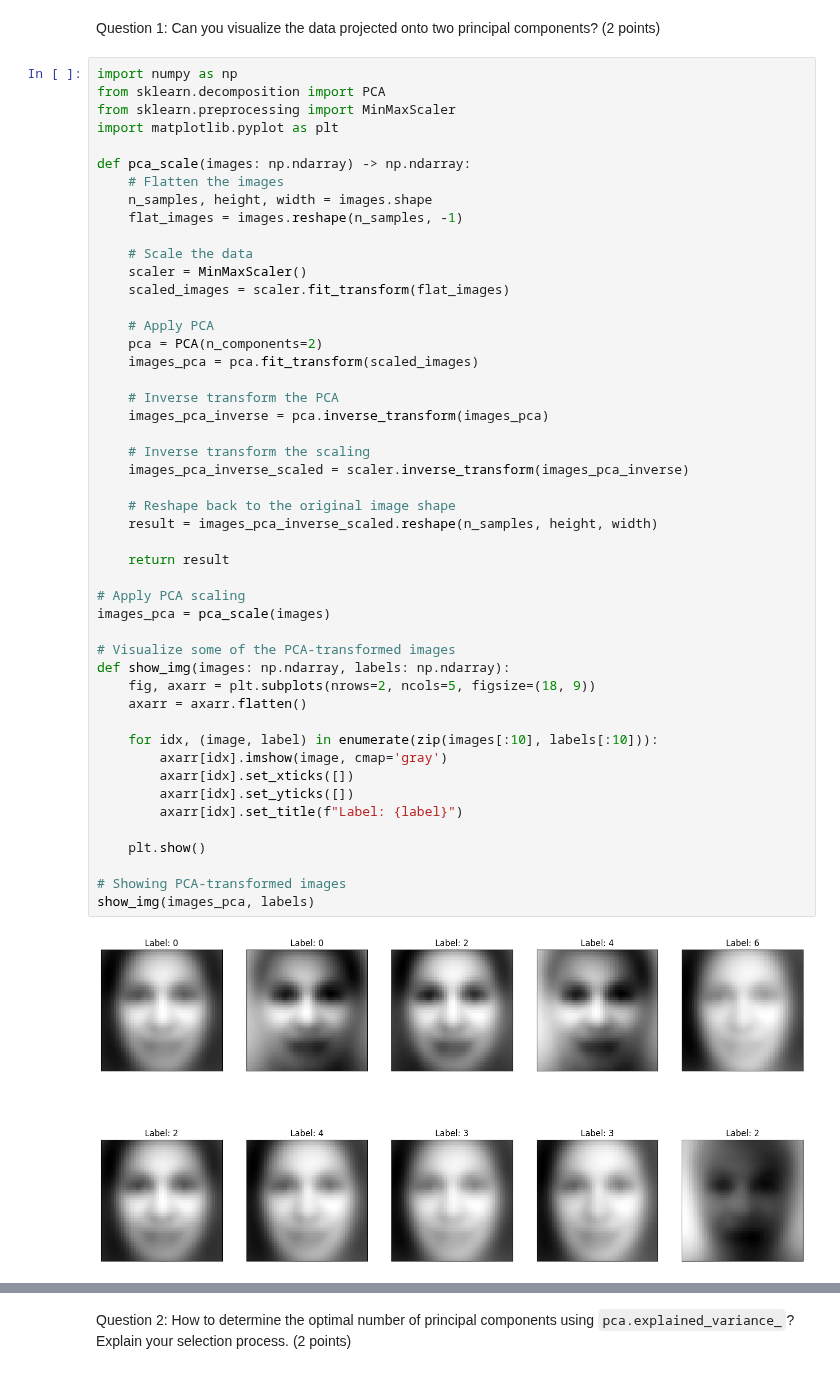
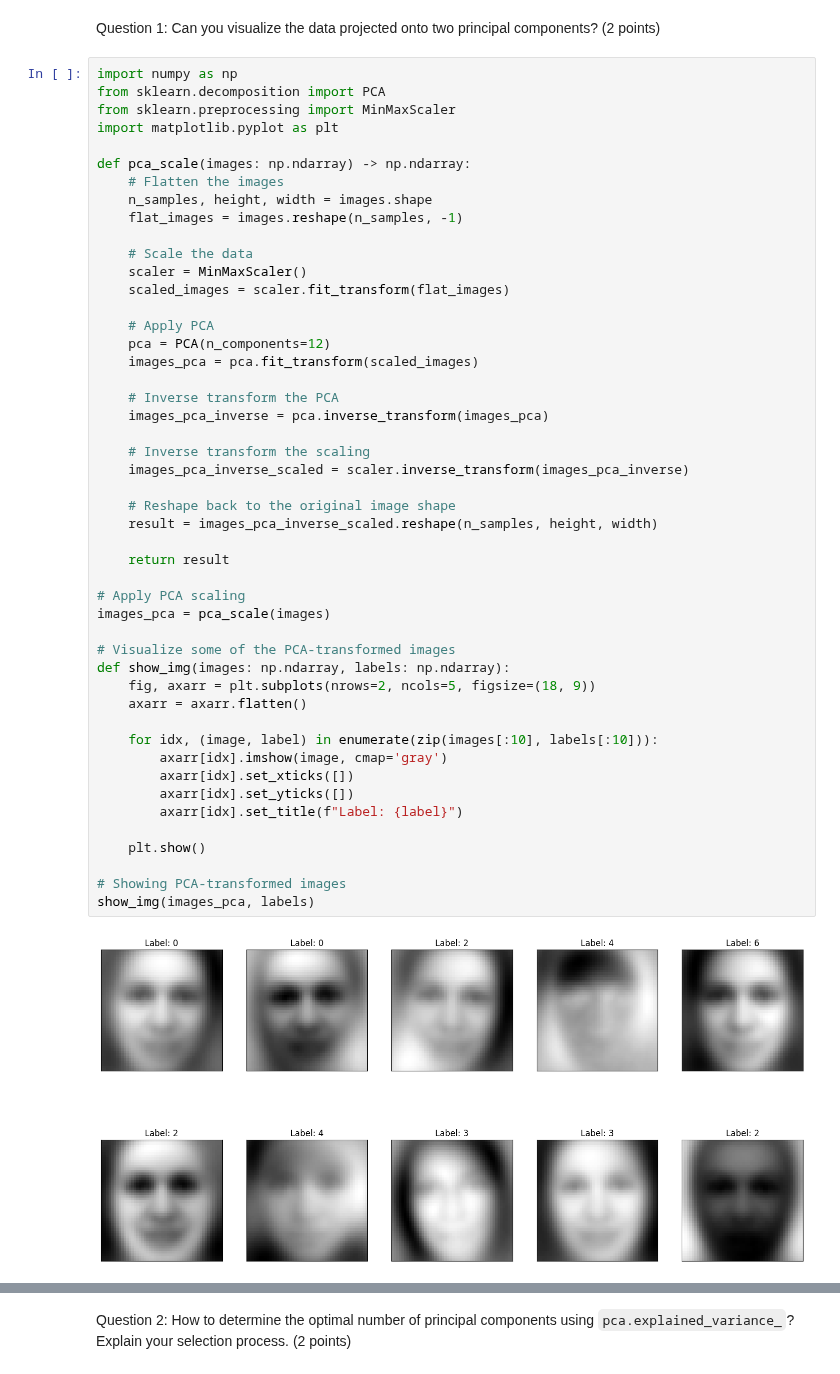
Before and after one commit to ki-chan2002/ML-Mini-Project, a Jupyter notebook: notebooks/EDA.ipynb, the cells around one changed output, grey strips where cells are left out. Drawn from its saved outputs; the diff is of its cells as text.

```diff
--- a/notebooks/EDA.ipynb
+++ b/notebooks/EDA.ipynb
@@ -87,40 +87,40 @@ def pca_scale(images: np.ndarray) -> np.ndarray:
     scaled_images = scaler.fit_transform(flat_images)
 
     # Apply PCA
-    pca = PCA(n_components=2)
+    pca = PCA(n_components=12)
     images_pca = pca.fit_transform(scaled_images)
 
     # Inverse transform the PCA
     images_pca_inverse = pca.inverse_transform(images_pca)
 
     # Inverse transform the scaling
     images_pca_inverse_scaled = scaler.inverse_transform(images_pca_inverse)
 
     # Reshape back to the original image shape
     result = images_pca_inverse_scaled.reshape(n_samples, height, width)
 
     return result
 
 # Apply PCA scaling
 images_pca = pca_scale(images)
 
 # Visualize some of the PCA-transformed images
 def show_img(images: np.ndarray, labels: np.ndarray):
     fig, axarr = plt.subplots(nrows=2, ncols=5, figsize=(18, 9))
     axarr = axarr.flatten()
 
     for idx, (image, label) in enumerate(zip(images[:10], labels[:10])):
         axarr[idx].imshow(image, cmap='gray')
         axarr[idx].set_xticks([])
         axarr[idx].set_yticks([])
         axarr[idx].set_title(f"Label: {label}")
 
     plt.show()
 
 # Showing PCA-transformed images
 show_img(images_pca, labels)
 # %% [output]
-[figure, old version]
+[figure, new version]
 # %% [markdown]
 ### **Explanation**
 
```
Also changed, not shown: parts of 5 cells of this notebook.
